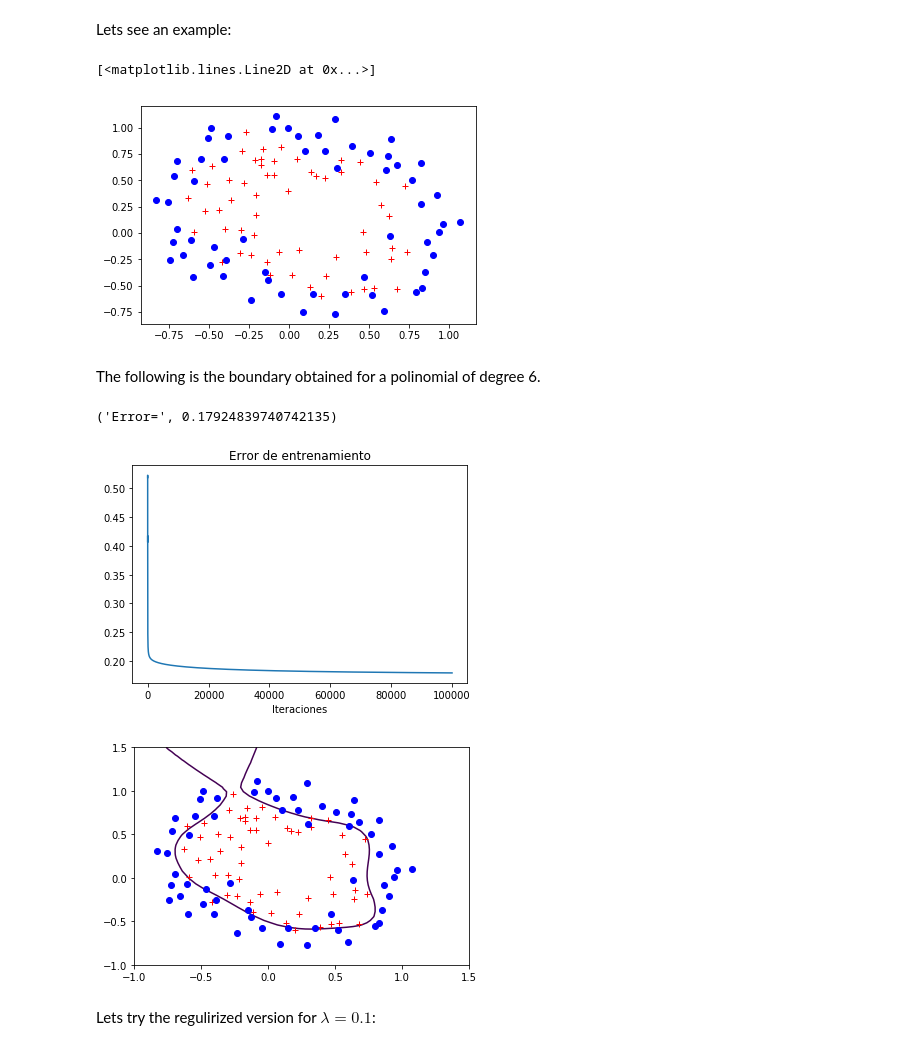
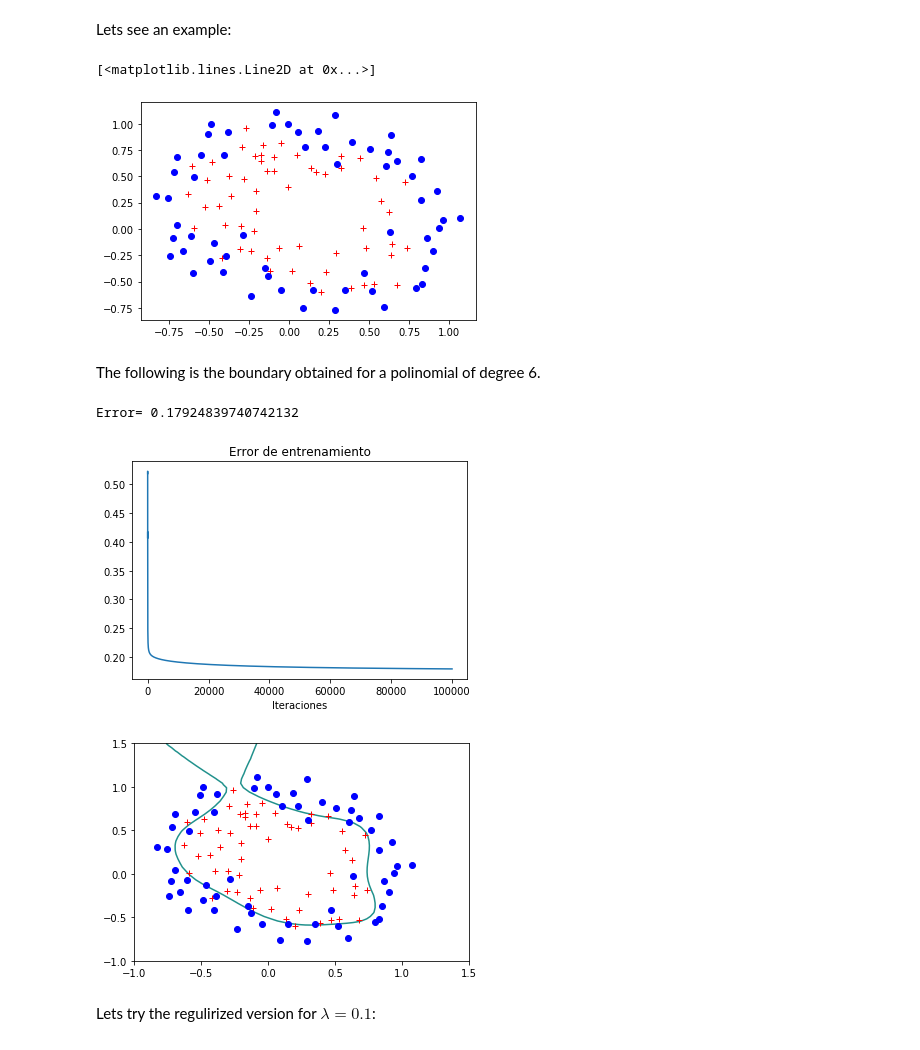
Before and after one commit to rramosp/2020.deeplearning, a Jupyter notebook: U1.3 - Overfitting and regularization.ipynb, the cells around one changed output. Saved outputs shown, nothing was run; the diff lists cells and outputs as text; code cells hidden in the pictures.

```diff
--- a/U1.3 - Overfitting and regularization.ipynb
+++ b/U1.3 - Overfitting and regularization.ipynb
@@ -80,22 +80,22 @@ Lets see an example:
 # %%
 from __future__ import division
 import numpy as np
 import matplotlib.pyplot as plt
-data = np.genfromtxt("DataFiles/ex2data2.txt",delimiter=",")
+data = np.genfromtxt("local/data/ex2data2.txt",delimiter=",")
 X = data[:, [0, 1]]; Y = data[:, 2];
 plt.plot(X[Y.flat==1,0],X[Y.flat==1,1],'r+')
 plt.plot(X[Y.flat==0,0],X[Y.flat==0,1],'bo')
 # %% [output]
 [<matplotlib.lines.Line2D at 0x...>]
-[figure, old version]
+[figure, new version]
 # %% [markdown]
 The following is the boundary obtained for a polinomial of degree 6.
 # %%
 reg.StandardLogisticRegression(X,Y)
 # %% [output]
-('Error=', 0.17924839740742135)
+Error= 0.17924839740742132
 [figure]
-[figure, old version]
+[figure, new version]
 # %% [markdown]
 Lets try the regulirized version for $\lambda=0.1$:
 # %%
```
Also changed, not shown: parts of 3 cells of this notebook.
